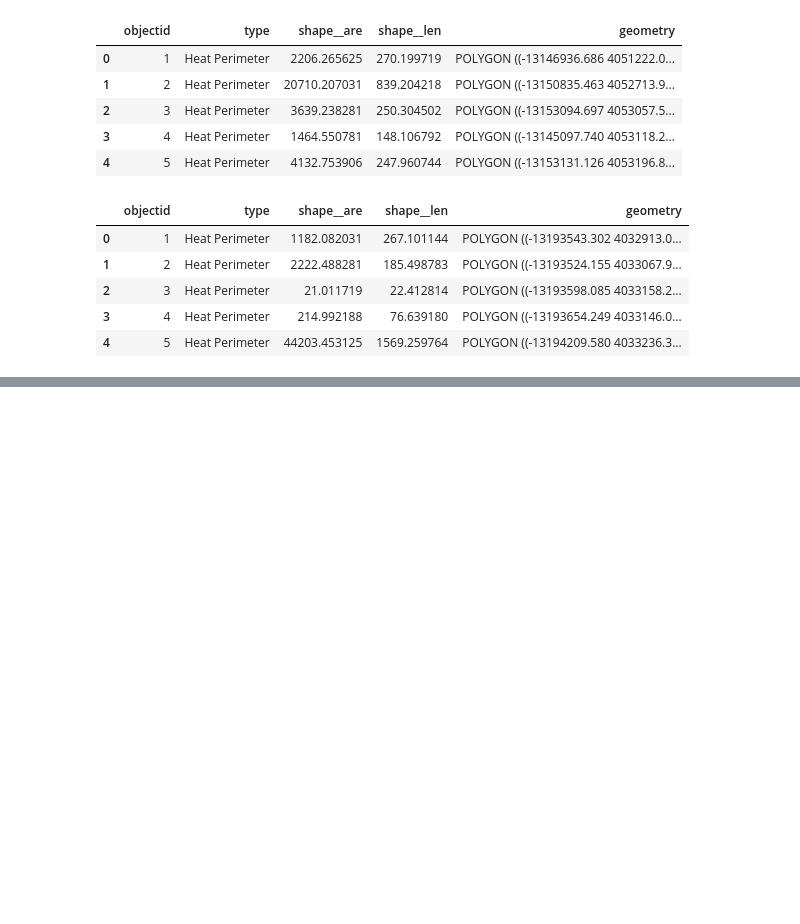
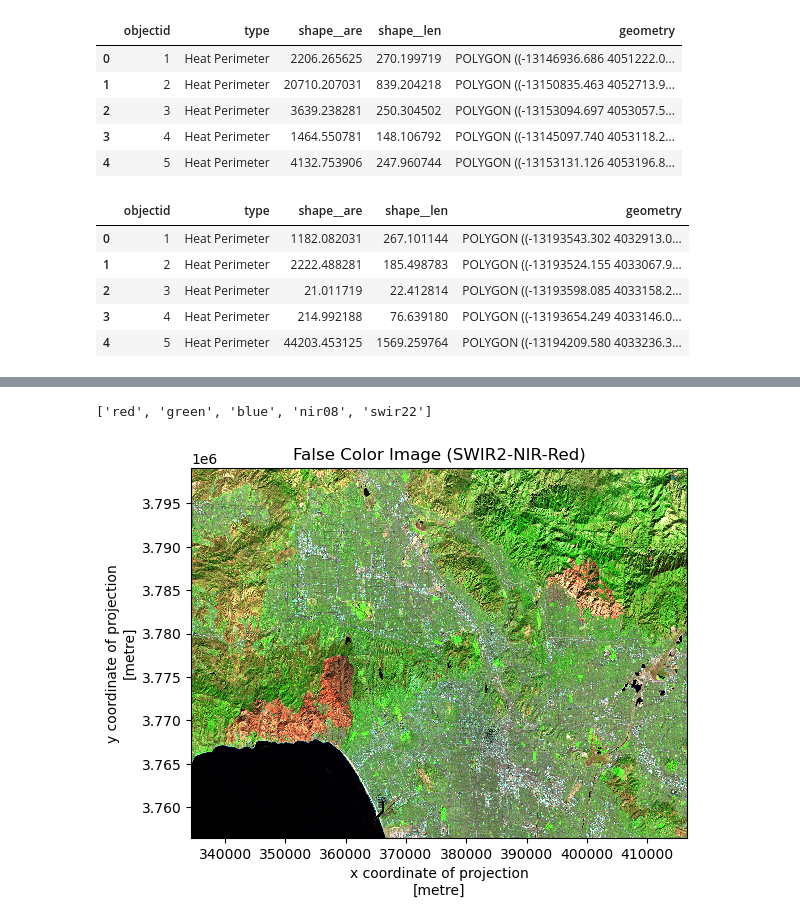
Before and after one commit to aakriti-poudel-chhetri/eds220-hwk4, a Jupyter notebook: hwk4-task2-false-color-POUDEL.ipynb, the cells around one changed output, grey strips where cells are left out. Saved outputs shown, nothing was run; the diff lists cells and outputs as text; code cells hidden in the pictures; blank space fills up the shorter version.

```diff
--- a/hwk4-task2-false-color-POUDEL.ipynb
+++ b/hwk4-task2-false-color-POUDEL.ipynb
@@ -142,0 +273,12 @@ palisades.head()
+# %%
+# Print all data variable in the landsat_data dataset
+print(list(landsat_data.data_vars))
+# %% [output]
+['red', 'green', 'blue', 'nir08', 'swir22']
+# %%
+# Create false color image (SWIR2, NIR, Red)
+landsat_data[['swir22', 'nir08', 'red']].to_array().plot.imshow(robust = True)
+plt.title('False Color Image (SWIR2-NIR-Red)')
+plt.show()
+# %% [output]
+[figure, added]
```
Also changed, not shown: parts of 22 cells of this notebook.
